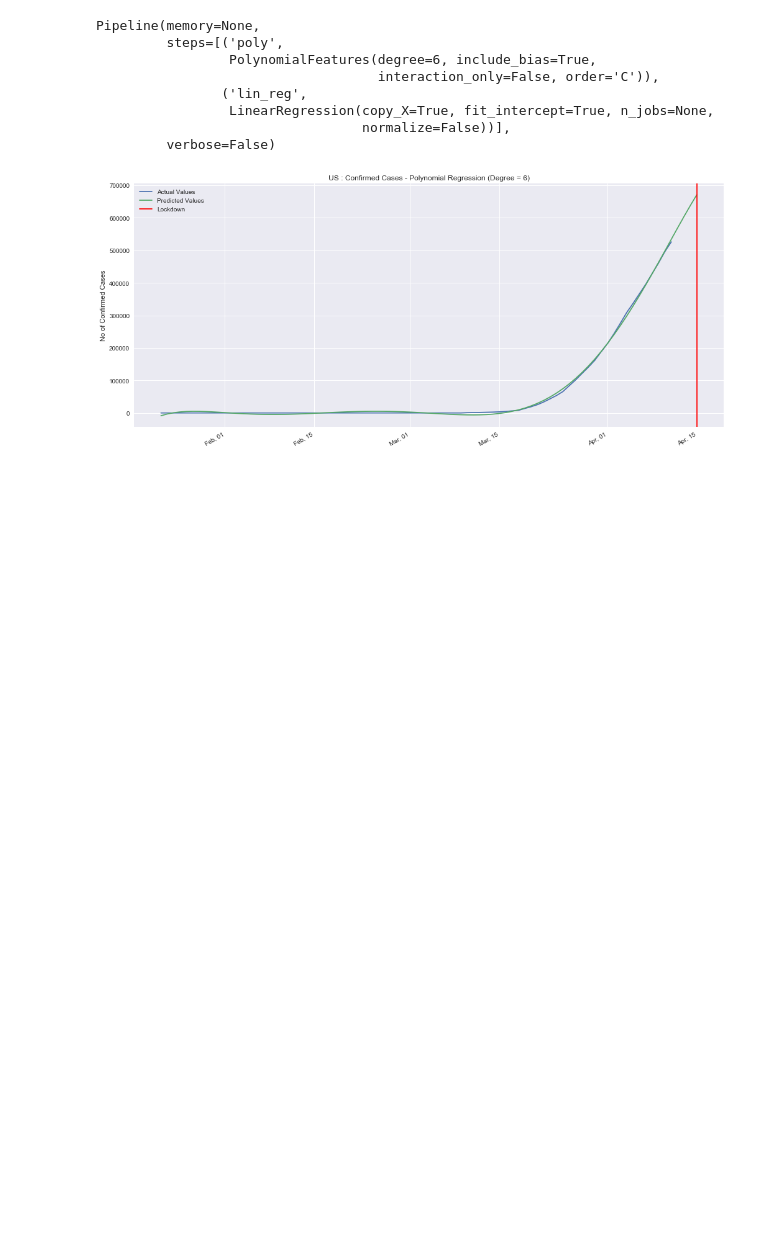
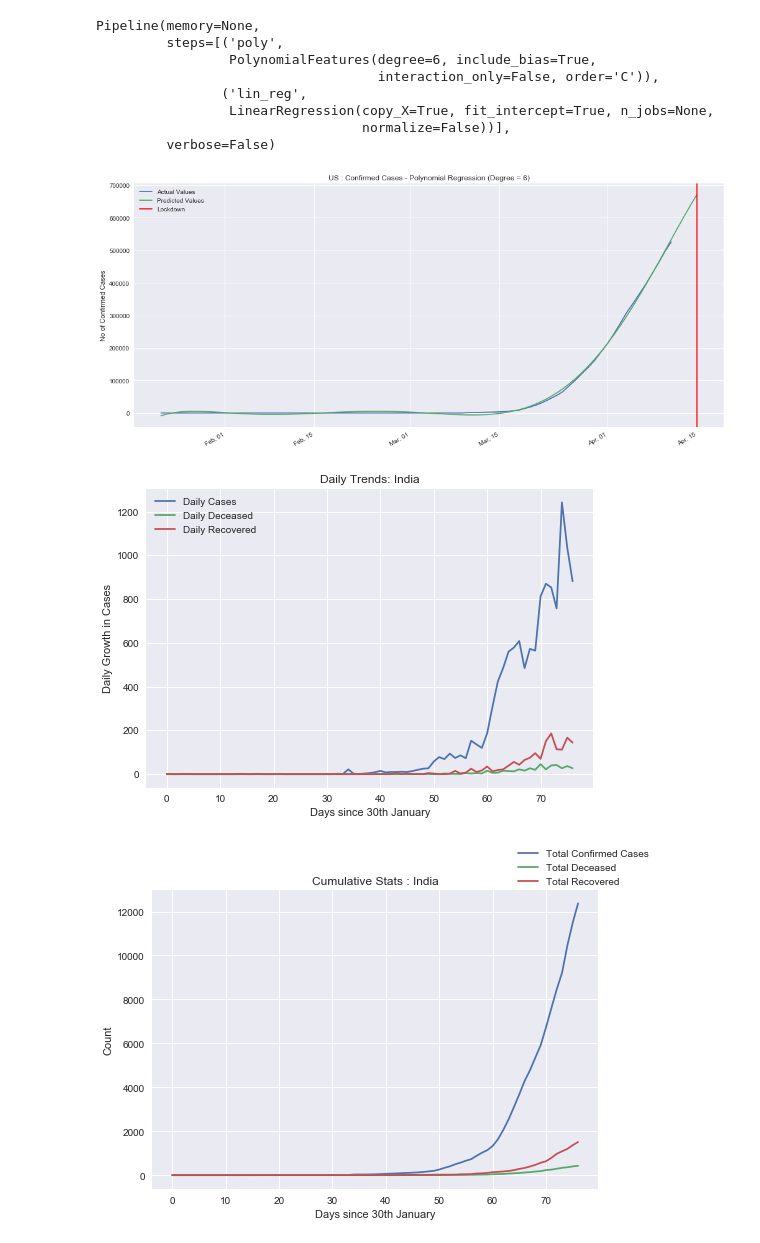
Before and after one commit to DnanaDev/Covid19-India-Analysis-and-Forecasting, a Jupyter notebook: COVID19_India_Analysis_Forecasting..ipynb, the cells around one changed output. Cells and saved outputs as stored; diff of their text form; code cells hidden in the pictures; blank space fills up the shorter version.

```diff
--- a/COVID19_India_Analysis_Forecasting..ipynb
+++ b/COVID19_India_Analysis_Forecasting..ipynb
@@ -295,0 +384,33 @@ plot_actual_predicted('US', '2020-04-15', y_case, y_conf_pred)
+# %%
+# Now plotting Daily Figures
+
+plt.style.use('seaborn')
+plt.title('Daily Trends: India')
+plt.ylabel('Daily Growth in Cases')
+plt.xlabel('Days since 30th January')
+plt.plot(daily_conf, label='Daily Cases')
+plt.plot(daily_dec, label='Daily Deceased')
+plt.plot(daily_rec, label='Daily Recovered')
+plt.legend()
+plt.savefig('India_Daily_Stats.png')
+plt.show()
+
+# Now Lets plot Total Cases
+
+total_conf = list_cases_stat(data, 'totalconfirmed')
+total_dec = list_cases_stat(data, 'totaldeceased')
+total_rec = list_cases_stat(data, 'totalrecovered')
+
+fig, ax = plt.subplots()
+ax.plot(total_conf, label='Total Confirmed Cases')
+ax.plot(total_dec, label='Total Deceased')
+ax.plot(total_rec, label='Total Recovered')
+ax.set_title('Cumulative Stats : India')
+ax.set_xlabel('Days since 30th January')
+ax.set_ylabel('Count')
+fig.legend()
+fig.savefig('India_Cumulative_stats.png')
+fig.show()
+# %% [output]
+[figure, added]
+[figure, added]
```
Also changed, not shown: parts of 3 cells of this notebook, 4 other files.
